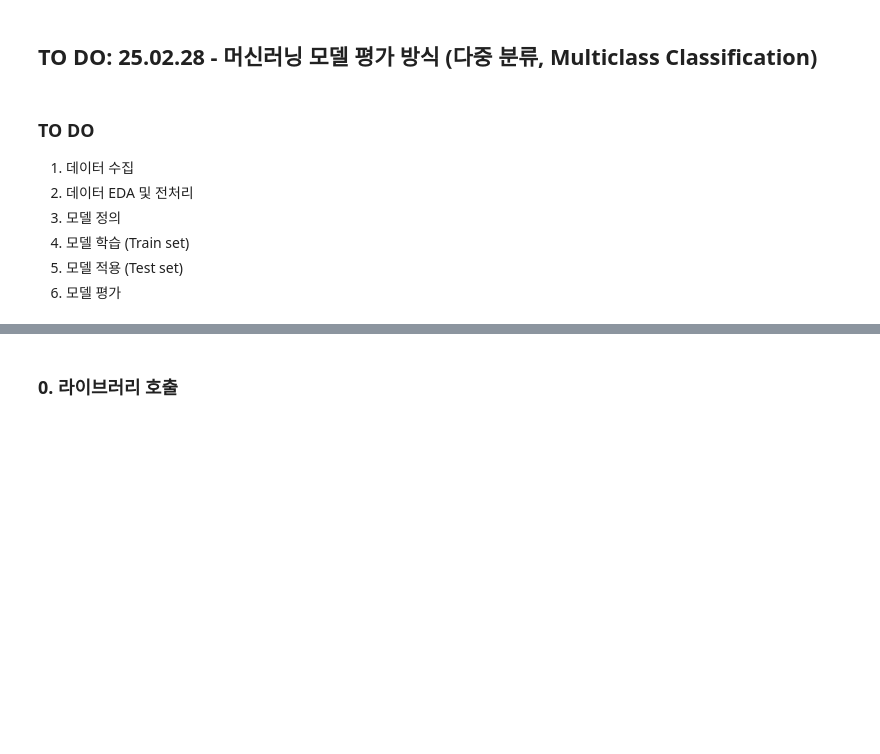
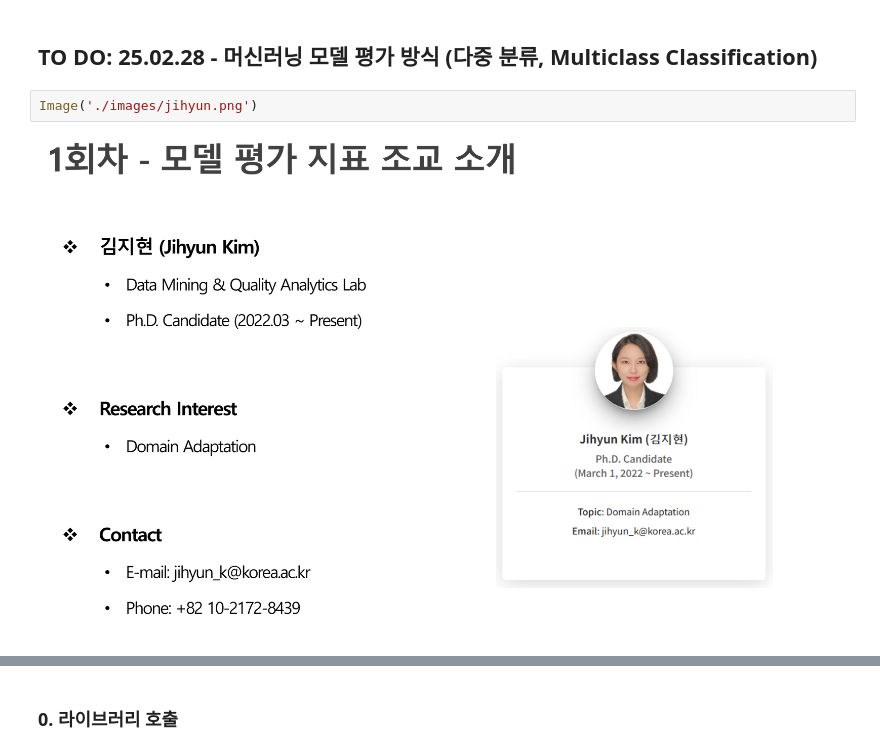
Before and after one commit to Im-JihyunKim/2024_LGE_Model_Eval, a Jupyter notebook: 3-multiclass_classification.ipynb, the cells around one changed output, grey strips where cells are left out. Saved outputs shown, nothing was run; the diff lists cells and outputs as text; blank space fills up the shorter version.

```diff
--- a/3-multiclass_classification.ipynb
+++ b/3-multiclass_classification.ipynb
@@ -2,11 +2,7 @@
 from IPython.display import Image
 # %% [markdown]
 ## TO DO: 25.02.28 - 머신러닝 모델 평가 방식 (다중 분류, Multiclass Classification)
-# %% [markdown]
-### TO DO
-1. 데이터 수집
-2. 데이터 EDA 및 전처리
-3. 모델 정의
-4. 모델 학습 (Train set)
-5. 모델 적용 (Test set)
-6. 모델 평가
+# %%
+Image('./images/jihyun.png')
+# %% [output]
+[figure, added]
```
Also changed, not shown: parts of 8 cells of this notebook, 5 other files.
